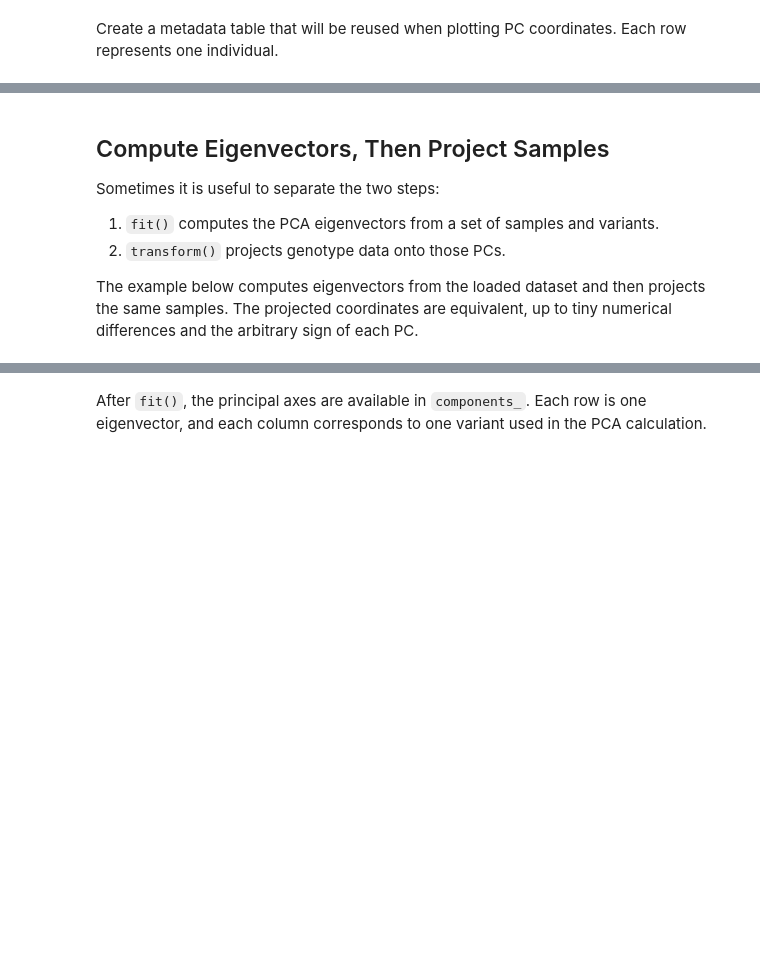
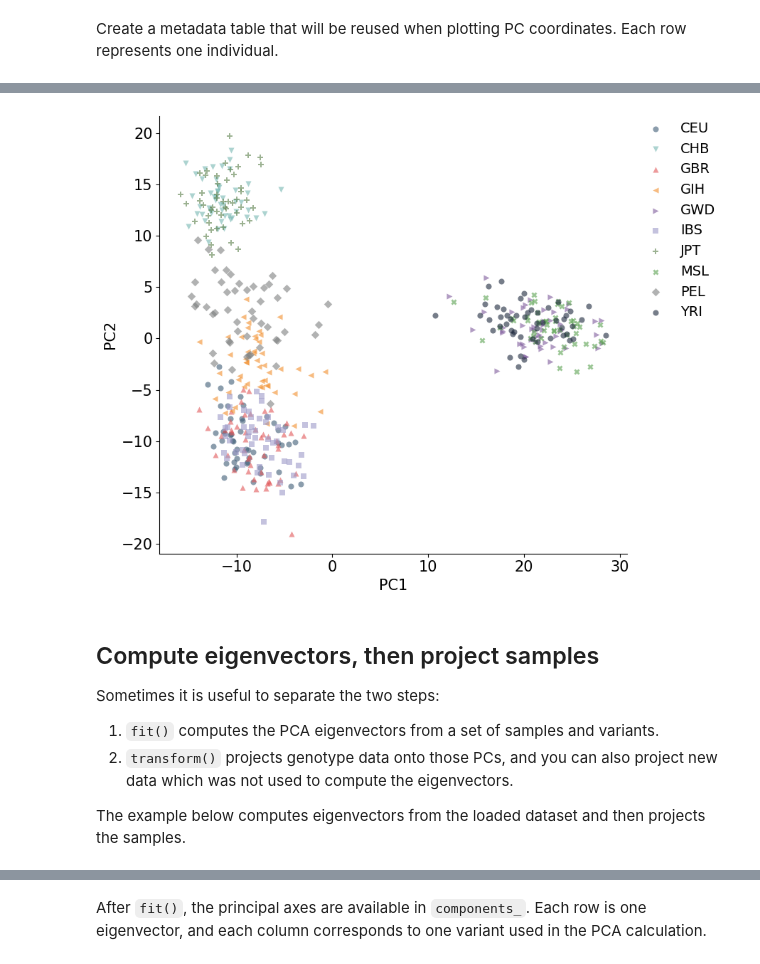
Before and after one commit to AI-sandbox/snputils, a Jupyter notebook: docs/tutorials/pca.ipynb, the cells around one changed output, grey strips where cells are left out. Saved outputs shown, nothing was run; the diff lists cells and outputs as text; code cells hidden in the pictures; blank space fills up the shorter version.

Commit message:
Clean PCA tutorial, improve plotting defaults

```diff
--- a/docs/tutorials/pca.ipynb
+++ b/docs/tutorials/pca.ipynb
@@ -19,14 +19,6 @@ import pandas as pd
 from snputils.datasets import load_dataset
 from snputils.processing import PCA, embedding_dataframe_from_model
 from snputils.visualization import plot_embedding
-
-plt.rcParams.update({
-    "axes.spines.top": False,
-    "axes.spines.right": False,
-    "axes.grid": True,
-    "grid.color": "0.9",
-    "grid.linewidth": 0.8,
-})
 # %% [markdown]
 ## Load a 1000 Genomes Subset
 
@@ -34,16 +26,17 @@ The code below loads 12 populations from the 1000 Genomes Project Phase 3 panel,
 
 The selected population labels are stored on the returned `SNPObject` as `sample_fid`, aligned to `snpobj.samples`. The genotype array is kept as two strands per individual (`sum_strands=False`); the PCA examples below average those strands into one genotype dosage per sample.
 # %%
-DATA_DIR = Path("data/1kgp_pca")
+DATA_DIR = Path("data/1kgp")
 
 populations = [
-    "YRI", "LWK", "MSL", "GWD",
-    "CEU", "FIN", "GBR", "IBS",
-    "CHB", "JPT", "GIH", "PEL",
+    "YRI", "MSL", "GWD", "CEU", "GBR",
+    "IBS", "CHB", "JPT", "GIH", "PEL",
 ]
 
+# Once the data is downloaded in DATA_DIR, loading it should only take less than 2 minutes.
 snpobj = load_dataset(
     "1kgp",
+    download_genotypes=True,
     resource="phase3",
     output_dir=DATA_DIR,
     populations=populations,
@@ -92,15 +119,17 @@ coords_cpu_df.head()
 # %%
-plot_embedding(coords_cpu_df, title="1000 Genomes PCA: CPU low-rank SVD", hue="population")
+plot_embedding(coords_cpu_df, hue="population")
 plt.show()
+# %% [output]
+[figure, added]
 # %% [markdown]
-## Compute Eigenvectors, Then Project Samples
+## Compute eigenvectors, then project samples
 
 Sometimes it is useful to separate the two steps:
 
 1. `fit()` computes the PCA eigenvectors from a set of samples and variants.
-2. `transform()` projects genotype data onto those PCs.
+2. `transform()` projects genotype data onto those PCs, and you can also project new data which was not used to compute the eigenvectors.
 
-The example below computes eigenvectors from the loaded dataset and then projects the same samples. The projected coordinates are equivalent, up to tiny numerical differences and the arbitrary sign of each PC.
+The example below computes eigenvectors from the loaded dataset and then projects the samples.
 # %%
 pca_two_step = PCA(
     backend="sklearn",
```
Also changed, not shown: parts of 21 cells of this notebook, 2 other files.
